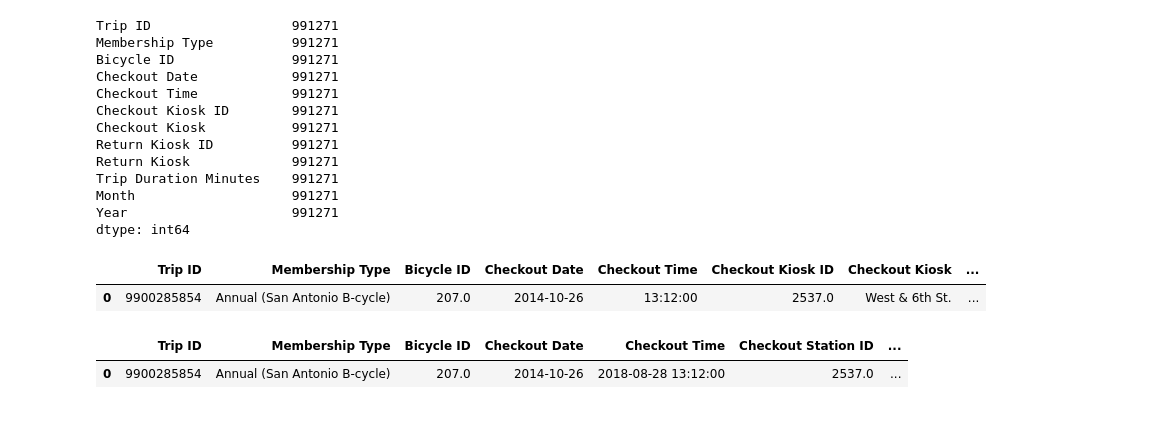
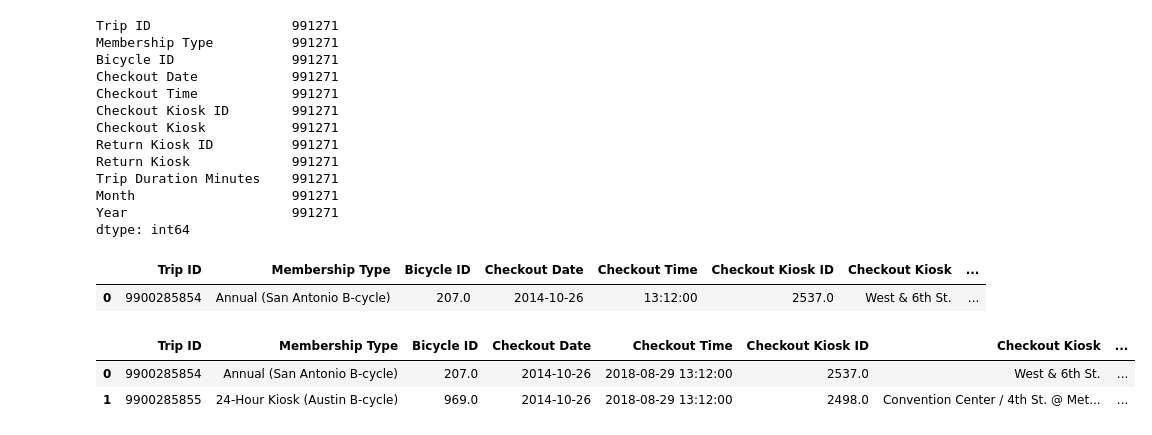
Before and after one commit to ananyay/Pedal_through_Austin, a Jupyter notebook: Data_Analysis_3.ipynb, the cells around one changed output. Saved outputs shown, nothing was run; the diff lists cells and outputs as text; code cells hidden in the pictures.

```diff
--- a/Data_Analysis_3.ipynb
+++ b/Data_Analysis_3.ipynb
@@ -51,11 +49,12 @@ df_bike_na.head(1)
 # %%
 # Split the hour from the checkout time
 df_bike_na['Checkout Time'] = pd.to_datetime(df_bike_na['Checkout Time'])
 df_bike_na['Trip Hour'] = df_bike_na['Checkout Time'].dt.hour
-df_bike_na.head(1)
+df_bike_na.head(2)
 # %% [output]
-|  | Trip ID | Membership Type | Bicycle ID | Checkout Date | Checkout Time | Checkout Station ID | ... |
-| 0 | 9900285854 | Annual (San Antonio B-cycle) | 207.0 | 2014-10-26 | 2018-08-28 13:12:00 | 2537.0 | ... |
+|  | Trip ID | Membership Type | Bicycle ID | Checkout Date | Checkout Time | Checkout Kiosk ID | Checkout Kiosk | ... |
+| 0 | 9900285854 | Annual (San Antonio B-cycle) | 207.0 | 2014-10-26 | 2018-08-29 13:12:00 | 2537.0 | West & 6th St. | ... |
+| 1 | 9900285855 | 24-Hour Kiosk (Austin B-cycle) | 969.0 | 2014-10-26 | 2018-08-29 13:12:00 | 2498.0 | Convention Center / 4th St. @ Met... | ... |
 # %%
 # Rename and rearrange the columns in the dataframe
 df_bike_na = df_bike_na.rename(columns = {"Checkout Kiosk ID":"Checkout Station ID","Checkout Kiosk":"Checkout Station",
```
Also changed, not shown: parts of 16 cells of this notebook, 2 other files.
